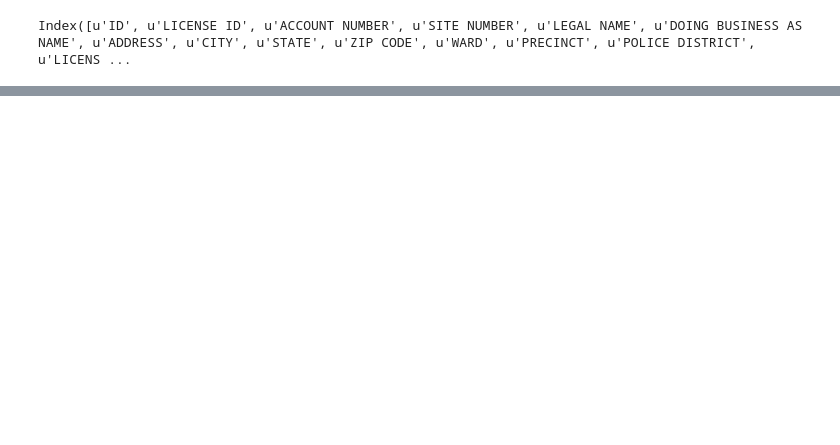
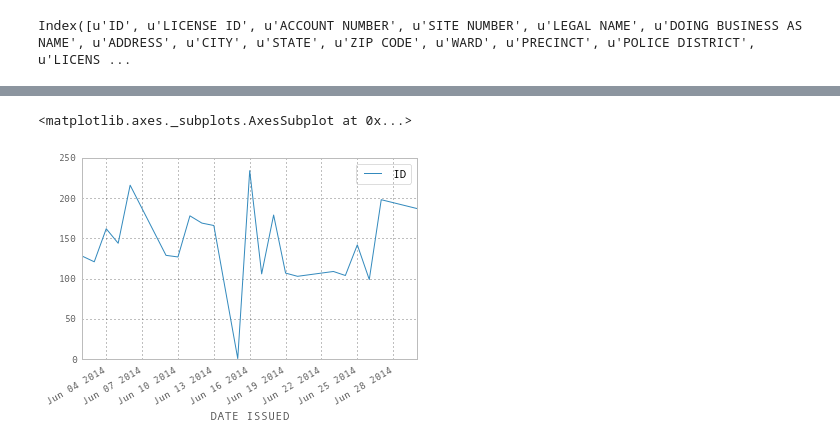
Before and after one commit to fgregg/chi-biz, a Jupyter notebook: code/chibiz_dataprep.ipynb, the cells around one changed output, grey strips where cells are left out. Cells and saved outputs as stored; diff of their text form; code cells hidden in the pictures; blank space fills up the shorter version.

```diff
--- a/code/chibiz_dataprep.ipynb
+++ b/code/chibiz_dataprep.ipynb
@@ -35,0 +40,3 @@ Length: 103718, dtype: bool
+# %%
+businesslc_df.sort('ACCOUNT NUMBER').head()
+pd.value_counts(businesslc_df['ACCOUNT NUMBER'])
@@ -35,0 +83,10 @@ Length: 103718, dtype: bool
+# %%
+#convert datatimes strings to datatime types
+
+def convert_datetimes(df, columnlist):
+
+    for col in columnlist:
+        df[col] = pd.to_datetime(df[col])
+    return df
+
+businesslc_df = convert_datetimes(businesslc_df,['PAYMENT DATE','LICENSE TERM START DATE','LICENSE TERM EXPIRATION DATE','DATE ISSUED','APPLICATION CREATED DATE'])
@@ -35,0 +113,7 @@ Length: 103718, dtype: bool
+# %%
+license_count = businesslc_df[['ID','DATE ISSUED']].groupby('DATE ISSUED').count()
+license_count['06-2014'].plot()
+#table = pd.pivot_table(businesslc_df, values='LICENSE NUMBER', index=['DATE ISSUED'], columns=['LICENSE CODE'], aggfunc=np.totals)
+# %% [output]
+<matplotlib.axes._subplots.AxesSubplot at 0x...>
+[figure, added]
```
Also changed, not shown: parts of 17 cells of this notebook.
